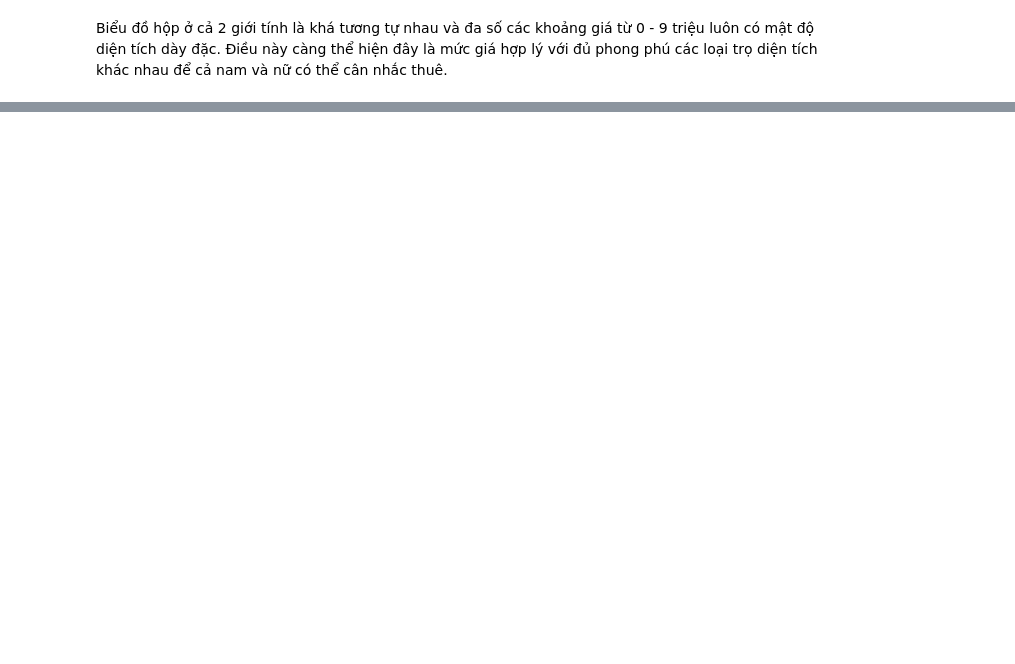
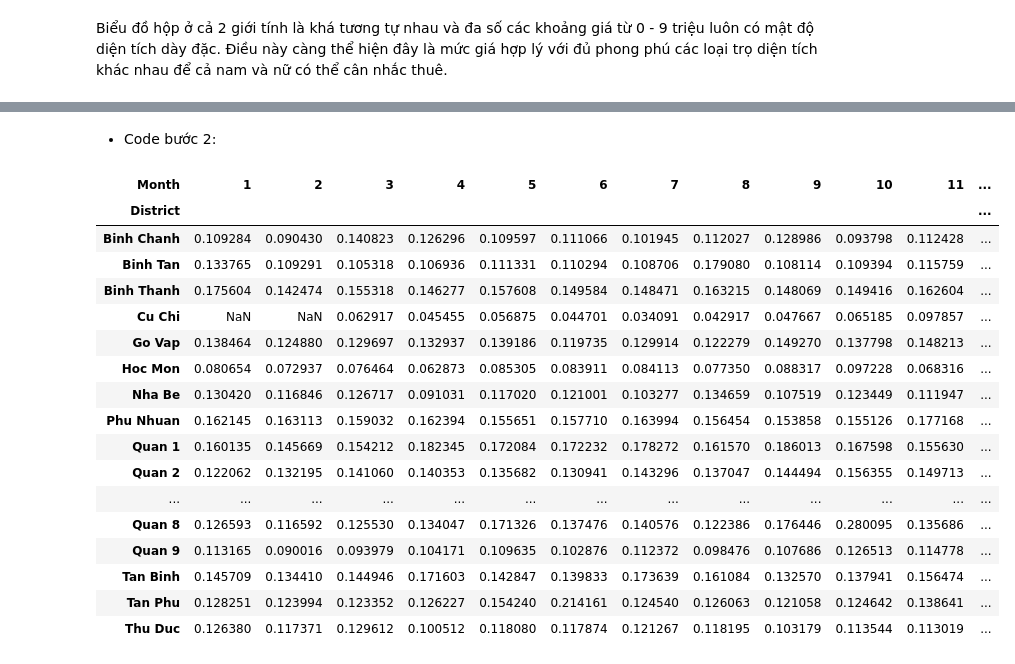
Before and after one commit to tungbtt/LTKHDL_Project_Phongtro, a Jupyter notebook: Project_PhongTro.ipynb, the cells around one changed output, grey strips where cells are left out. Saved outputs shown, nothing was run; the diff lists cells and outputs as text; code cells hidden in the pictures; blank space fills up the shorter version.

Commit message:
hoan thanh cau 3, 4

```diff
--- a/Project_PhongTro.ipynb
+++ b/Project_PhongTro.ipynb
@@ -653,0 +749,24 @@ Biểu đồ hộp ở cả 2 giới tính là khá tương tự nhau và đa s
+# %% [markdown]
+- Code bước 2:
+# %%
+table = pd.pivot_table(df4, values='1m^2', index=['District'], columns=['Month'], aggfunc=np.mean)
+table
+# %% [output]
+| Month | 1 | 2 | 3 | 4 | 5 | 6 | 7 | 8 | 9 | 10 | 11 | ... |
+| District |  |  |  |  |  |  |  |  |  |  |  | ... |
+| Binh Chanh | 0.109284 | 0.090430 | 0.140823 | 0.126296 | 0.109597 | 0.111066 | 0.101945 | 0.112027 | 0.128986 | 0.093798 | 0.112428 | ... |
+| Binh Tan | 0.133765 | 0.109291 | 0.105318 | 0.106936 | 0.111331 | 0.110294 | 0.108706 | 0.179080 | 0.108114 | 0.109394 | 0.115759 | ... |
+| Binh Thanh | 0.175604 | 0.142474 | 0.155318 | 0.146277 | 0.157608 | 0.149584 | 0.148471 | 0.163215 | 0.148069 | 0.149416 | 0.162604 | ... |
+| Cu Chi | NaN | NaN | 0.062917 | 0.045455 | 0.056875 | 0.044701 | 0.034091 | 0.042917 | 0.047667 | 0.065185 | 0.097857 | ... |
+| Go Vap | 0.138464 | 0.124880 | 0.129697 | 0.132937 | 0.139186 | 0.119735 | 0.129914 | 0.122279 | 0.149270 | 0.137798 | 0.148213 | ... |
+| Hoc Mon | 0.080654 | 0.072937 | 0.076464 | 0.062873 | 0.085305 | 0.083911 | 0.084113 | 0.077350 | 0.088317 | 0.097228 | 0.068316 | ... |
+| Nha Be | 0.130420 | 0.116846 | 0.126717 | 0.091031 | 0.117020 | 0.121001 | 0.103277 | 0.134659 | 0.107519 | 0.123449 | 0.111947 | ... |
+| Phu Nhuan | 0.162145 | 0.163113 | 0.159032 | 0.162394 | 0.155651 | 0.157710 | 0.163994 | 0.156454 | 0.153858 | 0.155126 | 0.177168 | ... |
+| Quan 1 | 0.160135 | 0.145669 | 0.154212 | 0.182345 | 0.172084 | 0.172232 | 0.178272 | 0.161570 | 0.186013 | 0.167598 | 0.155630 | ... |
+| Quan 2 | 0.122062 | 0.132195 | 0.141060 | 0.140353 | 0.135682 | 0.130941 | 0.143296 | 0.137047 | 0.144494 | 0.156355 | 0.149713 | ... |
+| ... | ... | ... | ... | ... | ... | ... | ... | ... | ... | ... | ... | ... |
+| Quan 8 | 0.126593 | 0.116592 | 0.125530 | 0.134047 | 0.171326 | 0.137476 | 0.140576 | 0.122386 | 0.176446 | 0.280095 | 0.135686 | ... |
+| Quan 9 | 0.113165 | 0.090016 | 0.093979 | 0.104171 | 0.109635 | 0.102876 | 0.112372 | 0.098476 | 0.107686 | 0.126513 | 0.114778 | ... |
+| Tan Binh | 0.145709 | 0.134410 | 0.144946 | 0.171603 | 0.142847 | 0.139833 | 0.173639 | 0.161084 | 0.132570 | 0.137941 | 0.156474 | ... |
+| Tan Phu | 0.128251 | 0.123994 | 0.123352 | 0.126227 | 0.154240 | 0.214161 | 0.124540 | 0.126063 | 0.121058 | 0.124642 | 0.138641 | ... |
+| Thu Duc | 0.126380 | 0.117371 | 0.129612 | 0.100512 | 0.118080 | 0.117874 | 0.121267 | 0.118195 | 0.103179 | 0.113544 | 0.113019 | ... |
```
Also changed, not shown: parts of 14 cells of this notebook.
